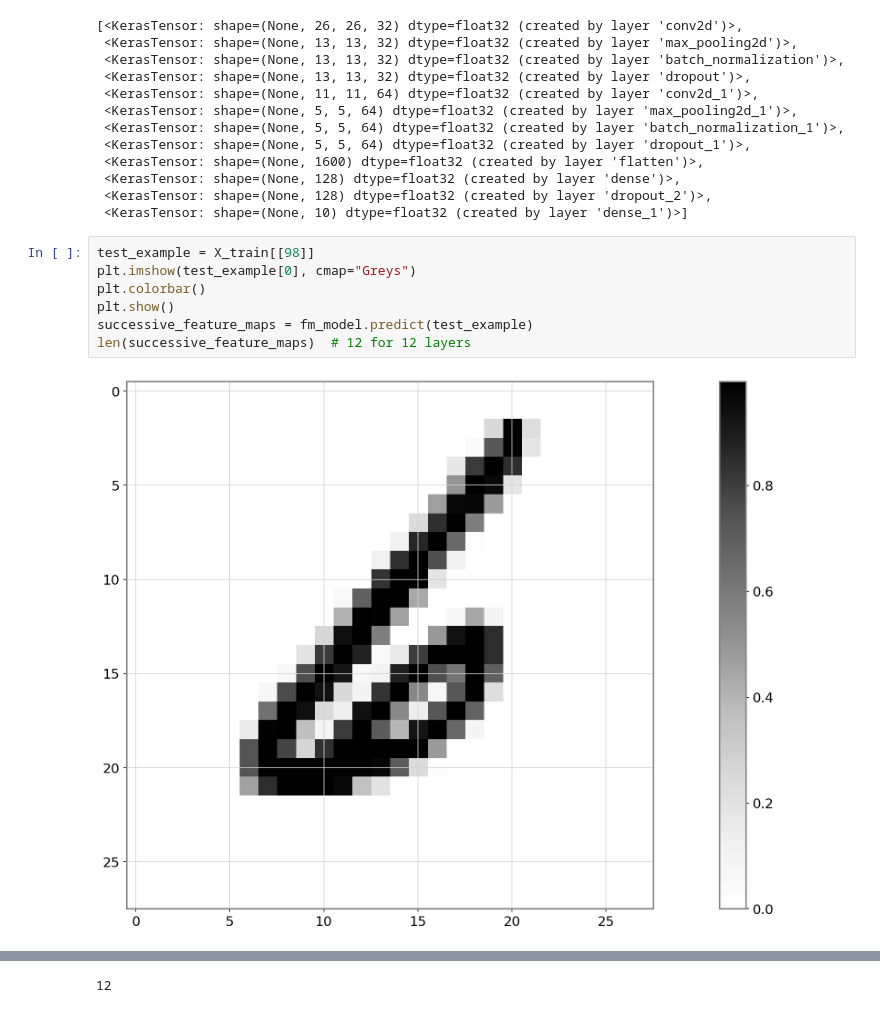
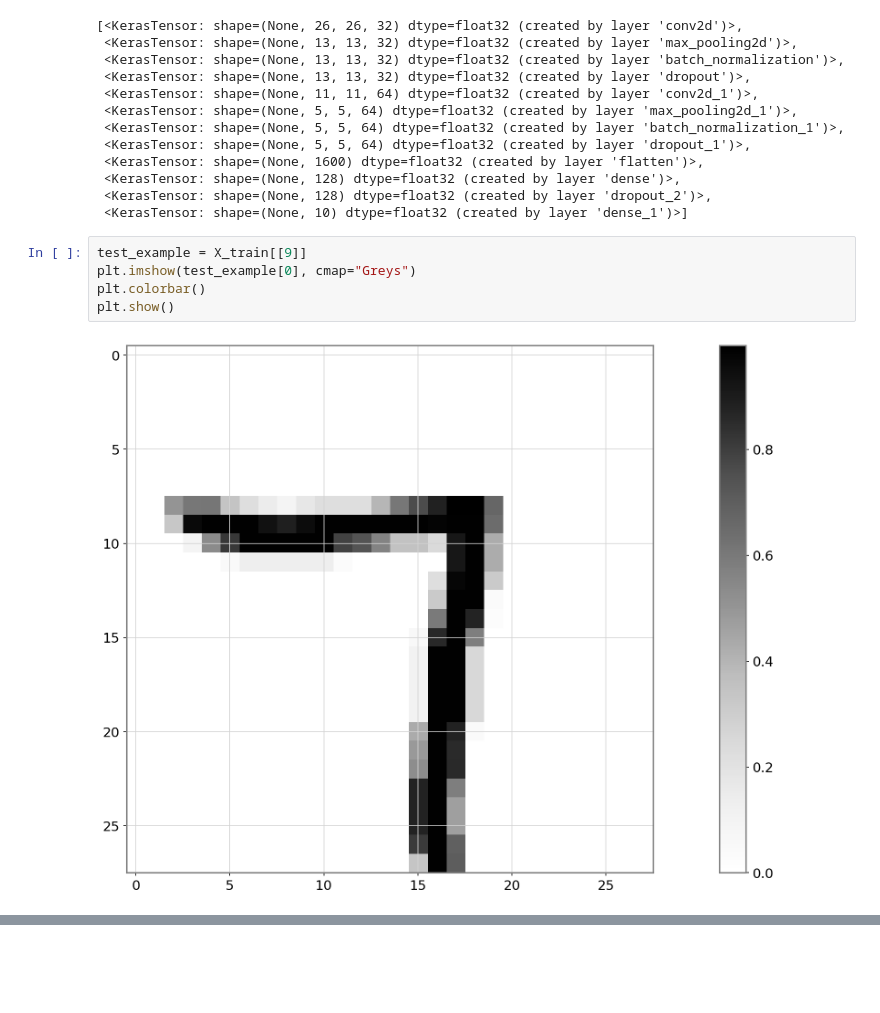
Before and after one commit to omid-sar/MNIST-Data--Digit-Recognizer-, a Jupyter notebook: notebooks/model_experients_results.ipynb, the cells around one changed output, grey strips where cells are left out. Drawn from its saved outputs; the diff is of its cells as text; blank space fills up the shorter version.

```diff
--- a/notebooks/model_experients_results.ipynb
+++ b/notebooks/model_experients_results.ipynb
@@ -179,11 +179,9 @@ successive_outputs
  <KerasTensor: shape=(None, 128) dtype=float32 (created by layer 'dropout_2')>,
  <KerasTensor: shape=(None, 10) dtype=float32 (created by layer 'dense_1')>]
 # %%
-test_example = X_train[[98]]
+test_example = X_train[[9]]
 plt.imshow(test_example[0], cmap="Greys")
 plt.colorbar()
 plt.show()
-successive_feature_maps = fm_model.predict(test_example)
-len(successive_feature_maps)  # 12 for 12 layers
 # %% [output]
-[figure, old version]
+[figure, new version]
@@ -191 +187,0 @@ len(successive_feature_maps)  # 12 for 12 layers
-12
```
Also changed, not shown: parts of 2 cells of this notebook.
